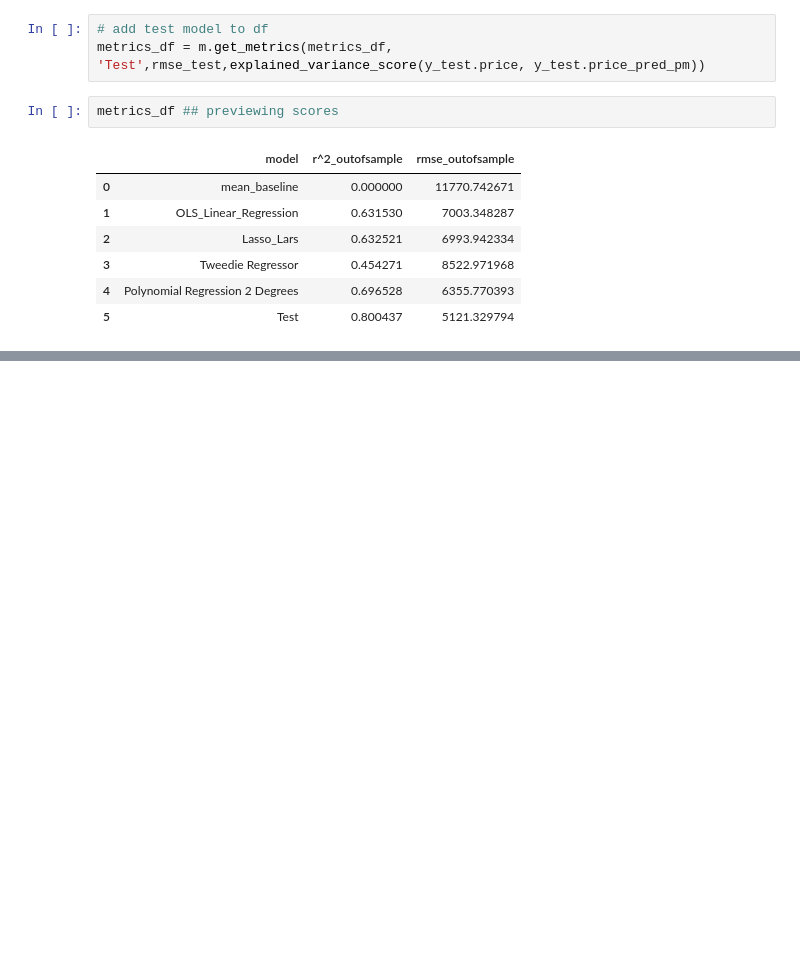
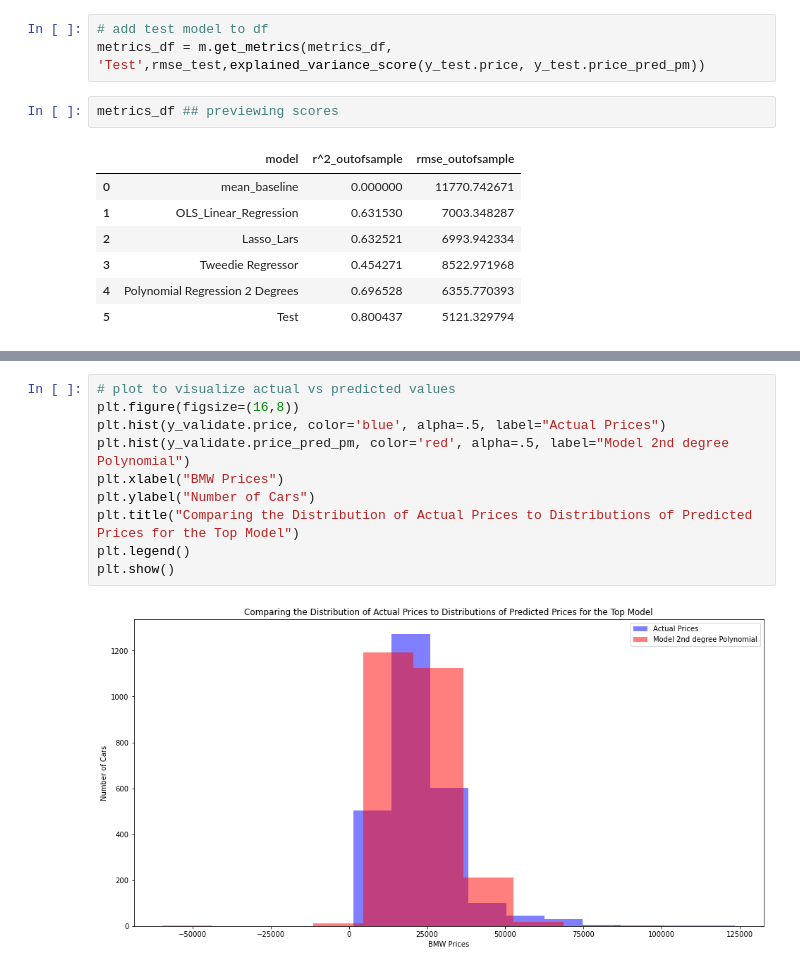
Before and after one commit to ForrestMccrosky/Predicting_bmw_prices, a Jupyter notebook: Final_Report_BMW.ipynb, the cells around one changed output, grey strips where cells are left out. Saved outputs shown, nothing was run; the diff lists cells and outputs as text; blank space fills up the shorter version.

```diff
--- a/Final_Report_BMW.ipynb
+++ b/Final_Report_BMW.ipynb
@@ -603,0 +661,12 @@ metrics_df ## previewing scores
+# %%
+# plot to visualize actual vs predicted values
+plt.figure(figsize=(16,8))
+plt.hist(y_validate.price, color='blue', alpha=.5, label="Actual Prices")
+plt.hist(y_validate.price_pred_pm, color='red', alpha=.5, label="Model 2nd degree Polynomial")
+plt.xlabel("BMW Prices")
+plt.ylabel("Number of Cars")
+plt.title("Comparing the Distribution of Actual Prices to Distributions of Predicted Prices for the Top Model")
+plt.legend()
+plt.show()
+# %% [output]
+[figure, added]
```
Also changed, not shown: parts of 4 cells of this notebook.
